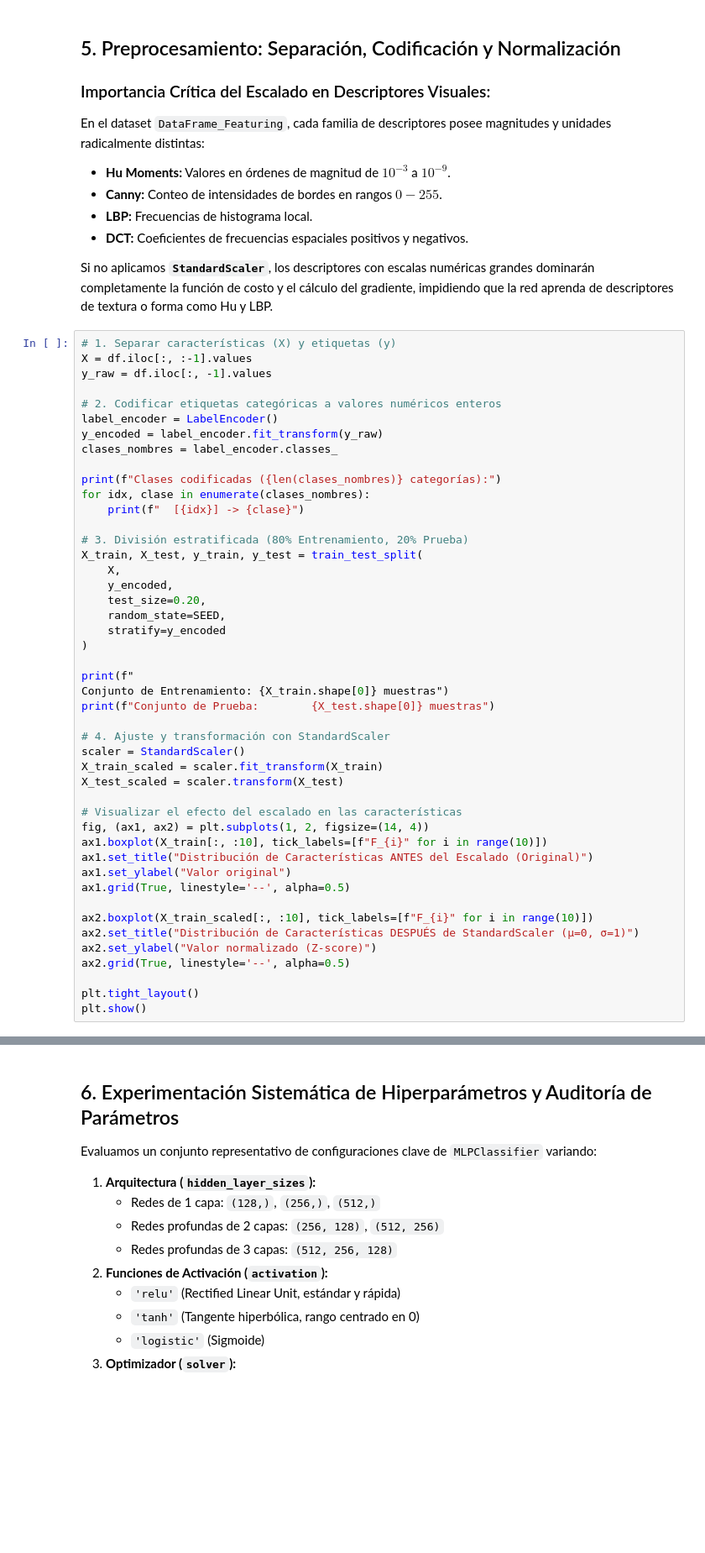
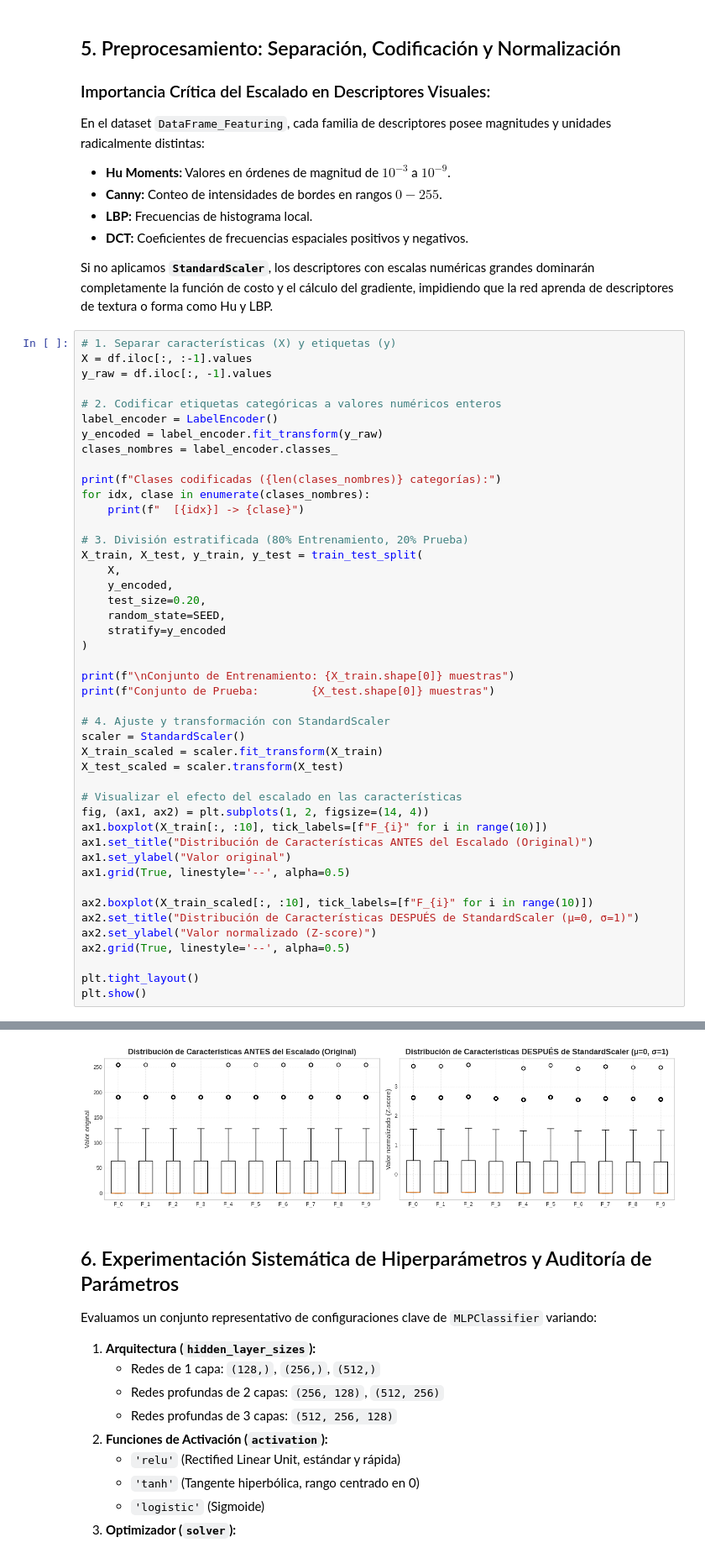
Before and after one commit to Milo443/Deeplearning, a Jupyter notebook: MPL_sklearn_Featuring.ipynb, the cells around one changed output, grey strips where cells are left out. Shown at 84% size. Saved outputs shown, nothing was run; the diff lists cells and outputs as text; blank space fills up the shorter version.

```diff
--- a/MPL_sklearn_Featuring.ipynb
+++ b/MPL_sklearn_Featuring.ipynb
@@ -238,8 +265,7 @@ X_train, X_test, y_train, y_test = train_test_split(
     stratify=y_encoded
 )
 
-print(f"
-Conjunto de Entrenamiento: {X_train.shape[0]} muestras")
+print(f"\nConjunto de Entrenamiento: {X_train.shape[0]} muestras")
 print(f"Conjunto de Prueba:        {X_test.shape[0]} muestras")
 
 # 4. Ajuste y transformación con StandardScaler
@@ -261,3 +287,4 @@ ax2.grid(True, linestyle='--', alpha=0.5)
 
 plt.tight_layout()
 plt.show()
+# %% [output]
@@ -264,3 +305,4 @@ plt.show()
+[figure, added]
 # %% [markdown]
 ## 6. Experimentación Sistemática de Hiperparámetros y Auditoría de Parámetros
 
```
Also changed, not shown: parts of 12 cells of this notebook, 2 other files.
